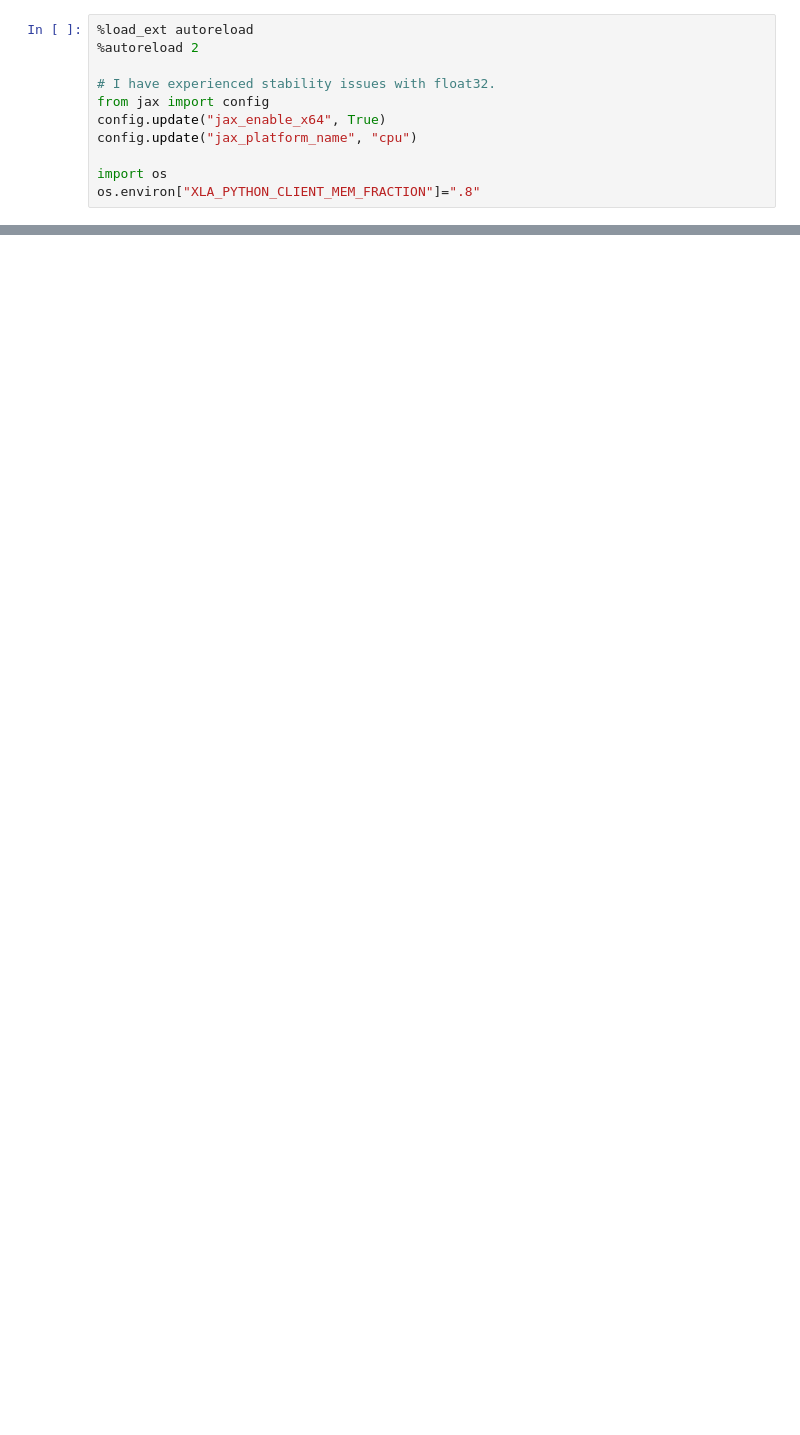
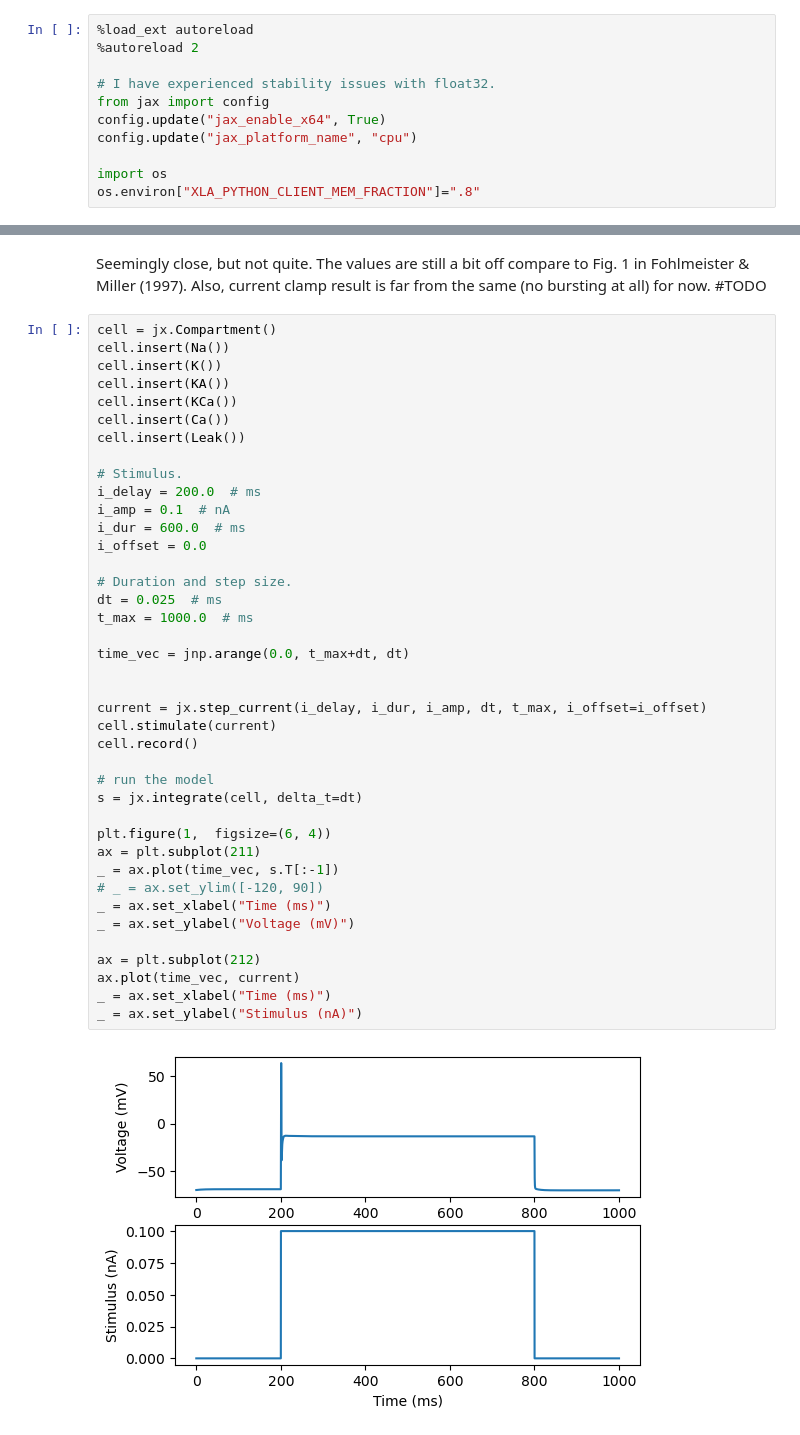
Before and after one commit to jaxleyverse/jaxley-mech, a Jupyter notebook: notebooks/fm97.ipynb, the cells around one changed output, grey strips where cells are left out. Saved outputs shown, nothing was run; the diff lists cells and outputs as text; blank space fills up the shorter version.

Commit message:
draft: fm97; still buggy

```diff
--- a/notebooks/fm97.ipynb
+++ b/notebooks/fm97.ipynb
@@ -119,0 +120,44 @@ Text(0.5, 1.0, 'Ca Rev. Potential')
+# %% [markdown]
+Seemingly close, but not quite. The values are still a bit off compare to Fig. 1 in Fohlmeister & Miller (1997). Also, current clamp result is far from the same (no bursting at all) for now. #TODO
+# %%
+cell = jx.Compartment()
+cell.insert(Na())
+cell.insert(K())
+cell.insert(KA())
+cell.insert(KCa())
+cell.insert(Ca())
+cell.insert(Leak())
+
+# Stimulus.
+i_delay = 200.0  # ms
+i_amp = 0.1  # nA
+i_dur = 600.0  # ms
+i_offset = 0.0
+
+# Duration and step size.
+dt = 0.025  # ms
+t_max = 1000.0  # ms
+
+time_vec = jnp.arange(0.0, t_max+dt, dt)
+
+
+current = jx.step_current(i_delay, i_dur, i_amp, dt, t_max, i_offset=i_offset)
+cell.stimulate(current)
+cell.record()
+
+# run the model
+s = jx.integrate(cell, delta_t=dt)
+
+plt.figure(1,  figsize=(6, 4))
+ax = plt.subplot(211)
+_ = ax.plot(time_vec, s.T[:-1])
+# _ = ax.set_ylim([-120, 90])
+_ = ax.set_xlabel("Time (ms)")
+_ = ax.set_ylabel("Voltage (mV)")
+
+ax = plt.subplot(212)
+ax.plot(time_vec, current)
+_ = ax.set_xlabel("Time (ms)")
+_ = ax.set_ylabel("Stimulus (nA)")
+# %% [output]
+[figure, added]
```
Also changed, not shown: parts of 8 cells of this notebook, 1 other file.
